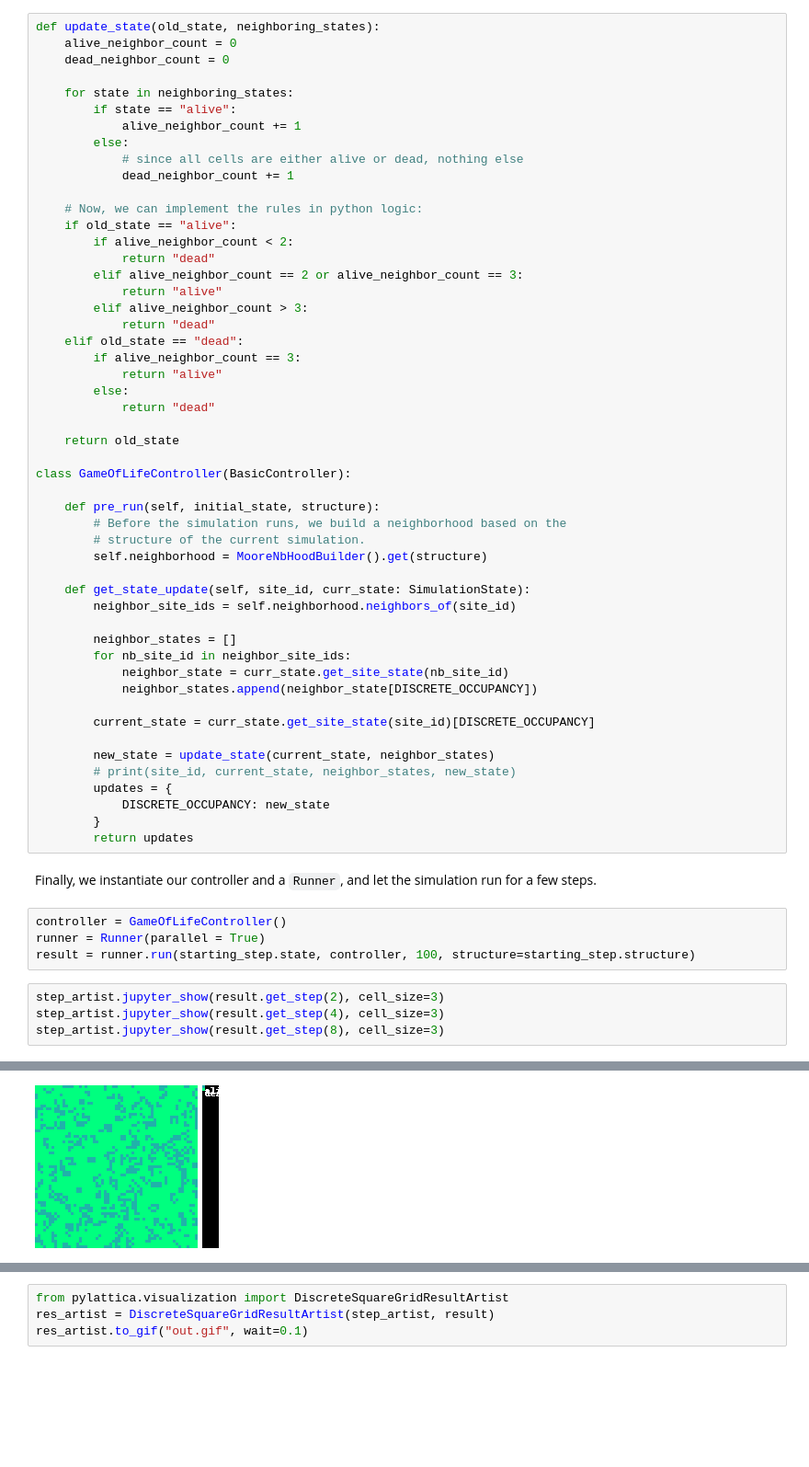
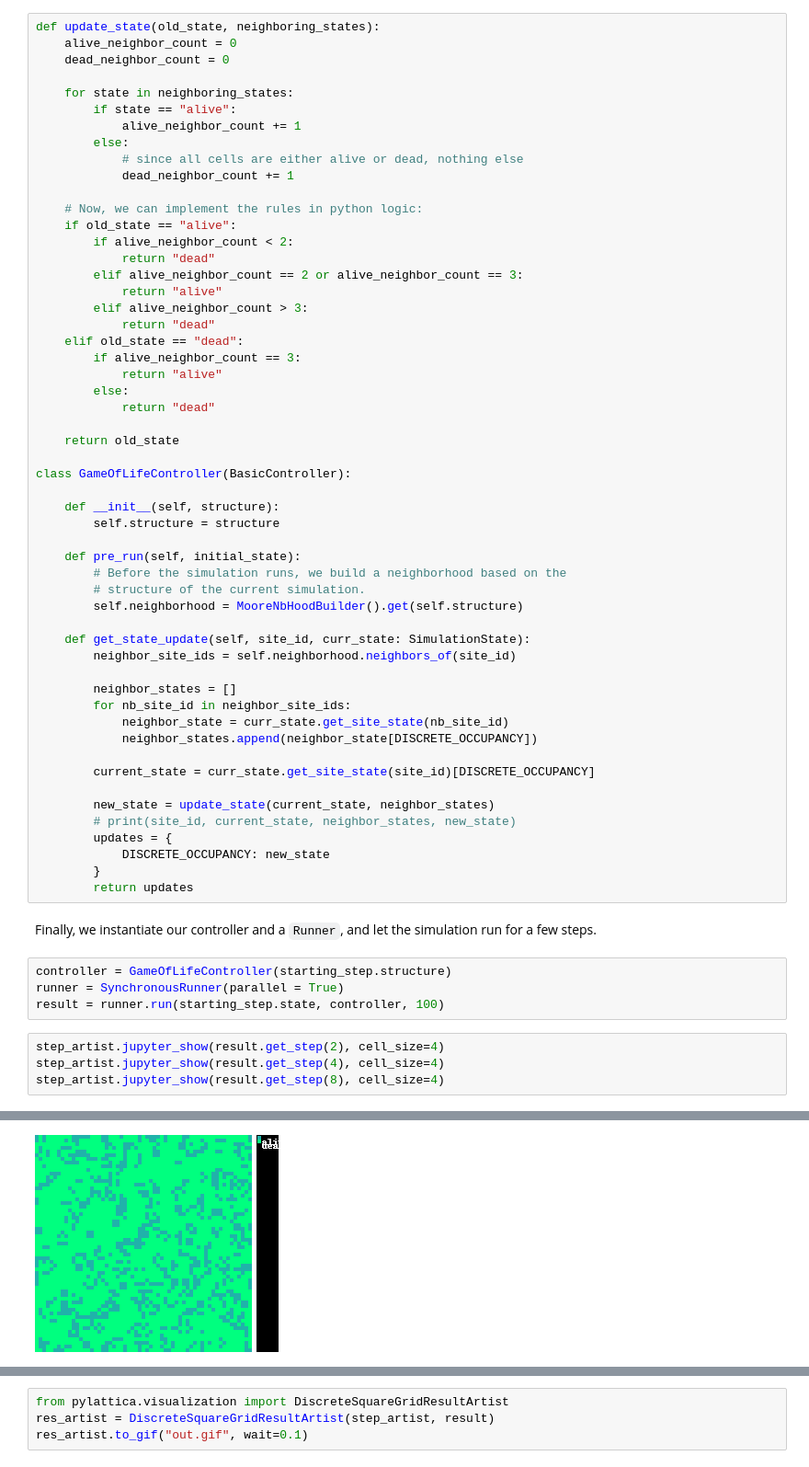
Before and after one commit to mcgalcode/pylattica, a Jupyter notebook: docs/examples/game_of_life.ipynb, the cells around one changed output, grey strips where cells are left out. Shown at 92% size. Cells and saved outputs as stored; diff of their text form; blank space fills up the shorter version.

```diff
--- a/docs/examples/game_of_life.ipynb
+++ b/docs/examples/game_of_life.ipynb
@@ -243,10 +246,13 @@ def update_state(old_state, neighboring_states):
 
 class GameOfLifeController(BasicController):
 
-    def pre_run(self, initial_state, structure):
+    def __init__(self, structure):
+        self.structure = structure
+
+    def pre_run(self, initial_state):
         # Before the simulation runs, we build a neighborhood based on the
         # structure of the current simulation.
-        self.neighborhood = MooreNbHoodBuilder().get(structure)
+        self.neighborhood = MooreNbHoodBuilder().get(self.structure)
 
     def get_state_update(self, site_id, curr_state: SimulationState):
         neighbor_site_ids = self.neighborhood.neighbors_of(site_id)
@@ -267,11 +273,11 @@ class GameOfLifeController(BasicController):
 # %% [markdown]
 Finally, we instantiate our controller and a `Runner`, and let the simulation run for a few steps.
 # %%
-controller = GameOfLifeController()
-runner = Runner(parallel = True)
-result = runner.run(starting_step.state, controller, 100, structure=starting_step.structure)
+controller = GameOfLifeController(starting_step.structure)
+runner = SynchronousRunner(parallel = True)
+result = runner.run(starting_step.state, controller, 100)
 # %%
-step_artist.jupyter_show(result.get_step(2), cell_size=3)
-step_artist.jupyter_show(result.get_step(4), cell_size=3)
-step_artist.jupyter_show(result.get_step(8), cell_size=3)
+step_artist.jupyter_show(result.get_step(2), cell_size=4)
+step_artist.jupyter_show(result.get_step(4), cell_size=4)
+step_artist.jupyter_show(result.get_step(8), cell_size=4)
 # %% [output]
@@ -279 +285 @@ step_artist.jupyter_show(result.get_step(8), cell_size=3)
-[figure, old version]
+[figure, new version]
```
Also changed, not shown: parts of 7 cells of this notebook.
